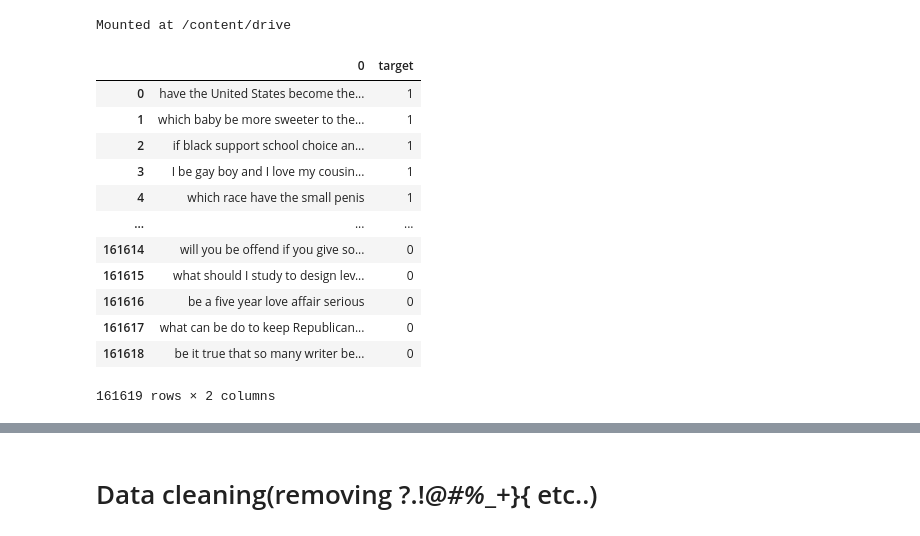
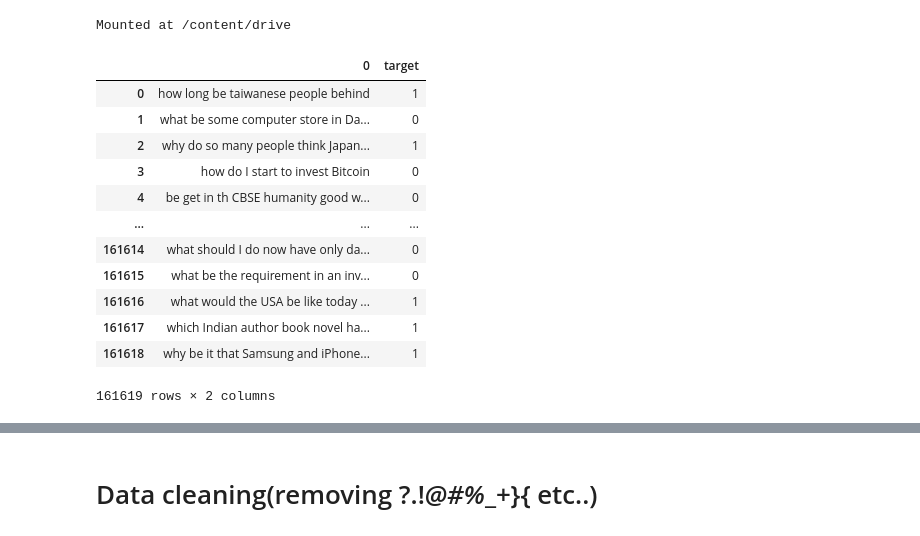
Before and after one commit to anandhulk/Quora-sincere-and-insincere-questions-classification, a Jupyter notebook: Bidirectional_moldel.ipynb, the cells around one changed output, grey strips where cells are left out. Cells and saved outputs as stored; diff of their text form; code cells hidden in the pictures.

```diff
--- a/Bidirectional_moldel.ipynb
+++ b/Bidirectional_moldel.ipynb
@@ -18,19 +22,19 @@ drive.mount('/content/drive')
 # %% [output]
 Mounted at /content/drive
 # %%
-data=pd.read_csv('/content/drive/MyDrive/dataset-quora/balanced.csv') #THIS IS THE LEMMATIZED DATA
+data=pd.read_csv('/content/drive/MyDrive/dataset-quora/primaryDataset.csv') #THIS IS THE LEMMATIZED DATA
 data
 # %% [output]
 |  | 0 | target |
-| 0 | have the United States become the... | 1 |
-| 1 | which baby be more sweeter to the... | 1 |
-| 2 | if black support school choice an... | 1 |
-| 3 | I be gay boy and I love my cousin... | 1 |
-| 4 | which race have the small penis | 1 |
+| 0 | how long be taiwanese people behind | 1 |
+| 1 | what be some computer store in Da... | 0 |
+| 2 | why do so many people think Japan... | 1 |
+| 3 | how do I start to invest Bitcoin | 0 |
+| 4 | be get in th CBSE humanity good w... | 0 |
 | ... | ... | ... |
-| 161614 | will you be offend if you give so... | 0 |
-| 161615 | what should I study to design lev... | 0 |
-| 161616 | be a five year love affair serious | 0 |
-| 161617 | what can be do to keep Republican... | 0 |
-| 161618 | be it true that so many writer be... | 0 |
+| 161614 | what should I do now have only da... | 0 |
+| 161615 | what be the requirement in an inv... | 0 |
+| 161616 | what would the USA be like today ... | 1 |
+| 161617 | which Indian author book novel ha... | 1 |
+| 161618 | why be it that Samsung and iPhone... | 1 |
 161619 rows × 2 columns
```
Also changed, not shown: parts of 27 cells of this notebook.
